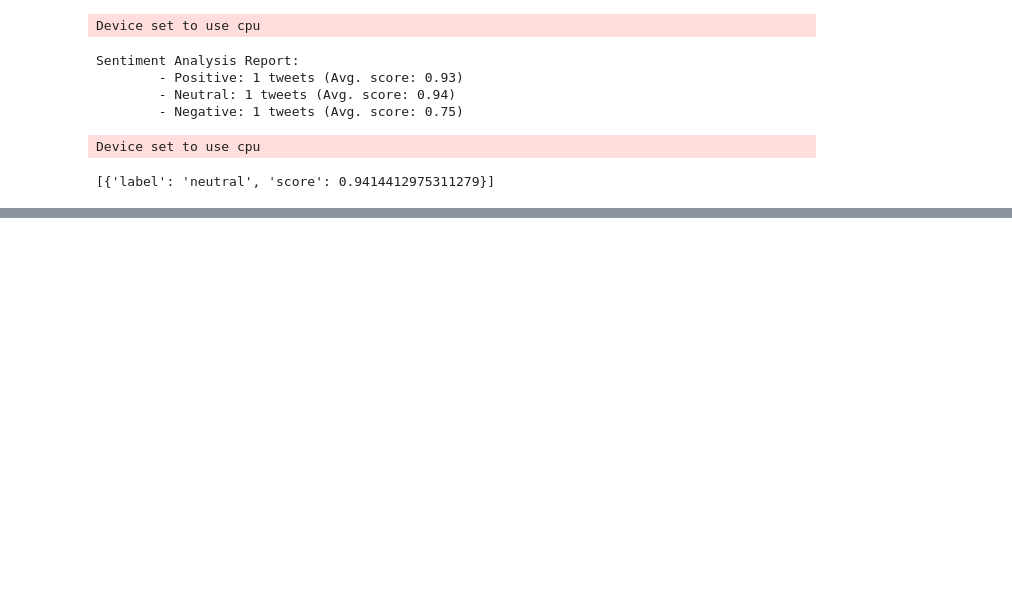
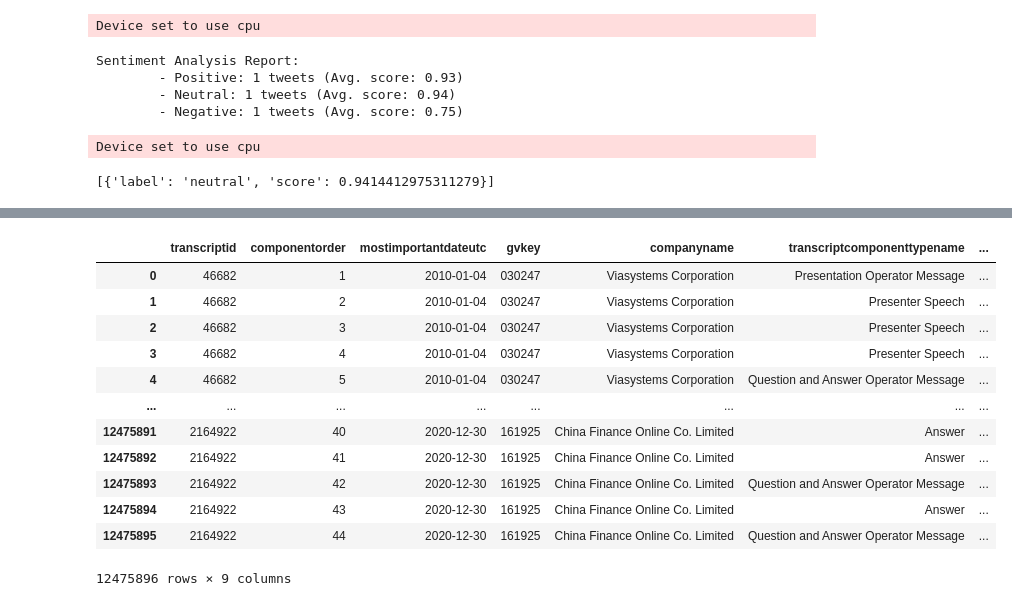
Before and after one commit to Loris-EPFL/MLFIN_Project, a Jupyter notebook: Predictors.ipynb, the cells around one changed output, grey strips where cells are left out. Saved outputs shown, nothing was run; the diff lists cells and outputs as text; code cells hidden in the pictures; blank space fills up the shorter version.

```diff
--- a/Predictors.ipynb
+++ b/Predictors.ipynb
@@ -140,0 +205,18 @@ Device set to use cpu
+# %%
+df = pd.read_parquet('./clean/sentiment_earning_calls.parquet')
+# %%
+df
+# %% [output]
+|  | transcriptid | componentorder | mostimportantdateutc | gvkey | companyname | transcriptcomponenttypename | ... |
+| 0 | 46682 | 1 | 2010-01-04 | 030247 | Viasystems Corporation | Presentation Operator Message | ... |
+| 1 | 46682 | 2 | 2010-01-04 | 030247 | Viasystems Corporation | Presenter Speech | ... |
+| 2 | 46682 | 3 | 2010-01-04 | 030247 | Viasystems Corporation | Presenter Speech | ... |
+| 3 | 46682 | 4 | 2010-01-04 | 030247 | Viasystems Corporation | Presenter Speech | ... |
+| 4 | 46682 | 5 | 2010-01-04 | 030247 | Viasystems Corporation | Question and Answer Operator Message | ... |
+| ... | ... | ... | ... | ... | ... | ... | ... |
+| 12475891 | 2164922 | 40 | 2020-12-30 | 161925 | China Finance Online Co. Limited | Answer | ... |
+| 12475892 | 2164922 | 41 | 2020-12-30 | 161925 | China Finance Online Co. Limited | Answer | ... |
+| 12475893 | 2164922 | 42 | 2020-12-30 | 161925 | China Finance Online Co. Limited | Question and Answer Operator Message | ... |
+| 12475894 | 2164922 | 43 | 2020-12-30 | 161925 | China Finance Online Co. Limited | Answer | ... |
+| 12475895 | 2164922 | 44 | 2020-12-30 | 161925 | China Finance Online Co. Limited | Question and Answer Operator Message | ... |
+12475896 rows × 9 columns
```
Also changed, not shown: parts of 16 cells of this notebook, 1 other file.
